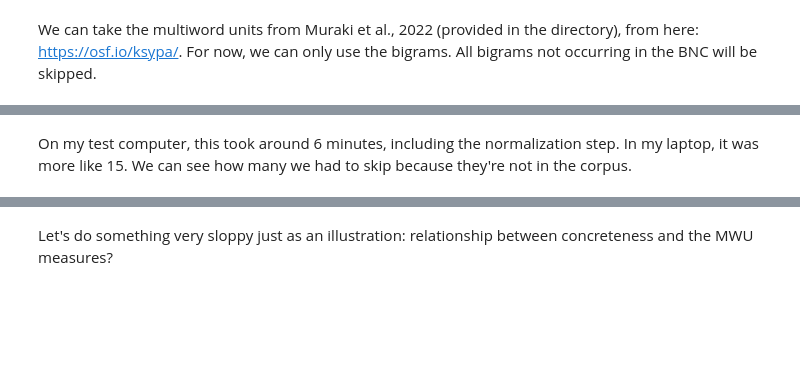
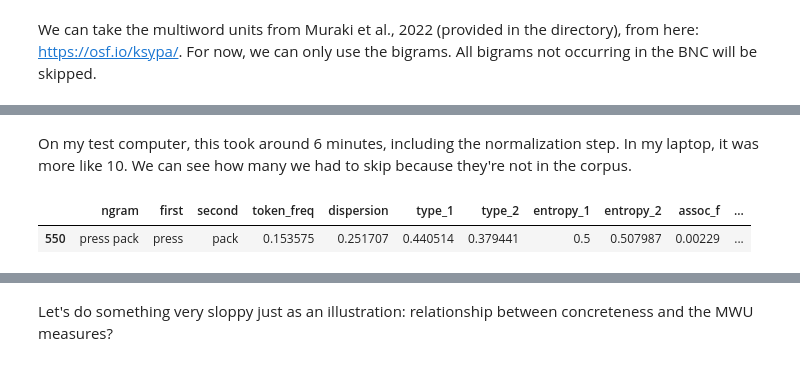
Before and after one commit to contreraskallens/MWU_measures, a Jupyter notebook: example.ipynb, the cells around one changed output, grey strips where cells are left out. Saved outputs shown, nothing was run; the diff lists cells and outputs as text; code cells hidden in the pictures; blank space fills up the shorter version.

```diff
--- a/example.ipynb
+++ b/example.ipynb
@@ -38,5 +28,5 @@ x
 # %% [markdown]
 Now we can use real data and a real corpus. I used the BNC corpus because it's what I have at hand. This is currently the only corpus supported, but I'll add others soon. You have to get your own copy of the BNC.
 # %%
-mwu_measures.process_corpus('bnc', 'bnc_tokenized.txt', chunk_size=100000, verbose=False)
+bnc_corpus = mwu_measures.process_corpus('bnc', 'bnc_tokenized.txt', chunk_size=1000000, verbose=True)
 # %% [output]
@@ -59,3 +60,3 @@ mwu_examples
 # %%
-mwu_scores = mwu_measures.get_mwu_scores(mwu_examples.sample(1000)['Expression'], normalize=False, parallel=False, verbose=True)
+mwu_scores = mwu_measures.get_mwu_scores(mwu_examples.sample(1000)['Expression'], bnc_corpus, normalize=True, parallel=False, verbose=True, track_progress=True)
 # Notice: very slow now for some ngrams. E.g., 'meted out'. Memory leak??
@@ -62,10 +81,9 @@ mwu_scores = mwu_measures.get_mwu_scores(mwu_examples.sample(1000)['Expression']
-# %%
-mwu_scores = mwu_measures.get_mwu_scores(mwu_examples['Expression'][0:40], normalize=False, parallel=True)
-# %%
-mwu_scores = mwu_measures.get_mwu_scores(mwu_examples['Expression'][0:100], normalize=True, entropy_limits=[-0.1, 0.1], scale_entropy=True, verbose=False, track_progress=True)
-# TODO: this could very easily be parallel https://dask.pydata.org/en/latest/
-# TODO: https://superfastpython.com/learning-paths/
 # %% [markdown]
-On my test computer, this took around 6 minutes, including the normalization step. In my laptop, it was more like 15. We can see how many we had to skip because they're not in the corpus.
+On my test computer, this took around 6 minutes, including the normalization step. In my laptop, it was more like 10. We can see how many we had to skip because they're not in the corpus.
+# %%
+mwu_scores['normalized'].loc[mwu_scores['normalized']['ngram'] == 'press pack']
+# %% [output]
+|  | ngram | first | second | token_freq | dispersion | type_1 | type_2 | entropy_1 | entropy_2 | assoc_f | ... |
+| 550 | press pack | press | pack | 0.153575 | 0.251707 | 0.440514 | 0.379441 | 0.5 | 0.507987 | 0.00229 | ... |
 # %%
 print(f'Ngrams that occur in BNC: {len(mwu_scores['normalized'])}')
```
Also changed, not shown: parts of 10 cells of this notebook, 6 other files.
